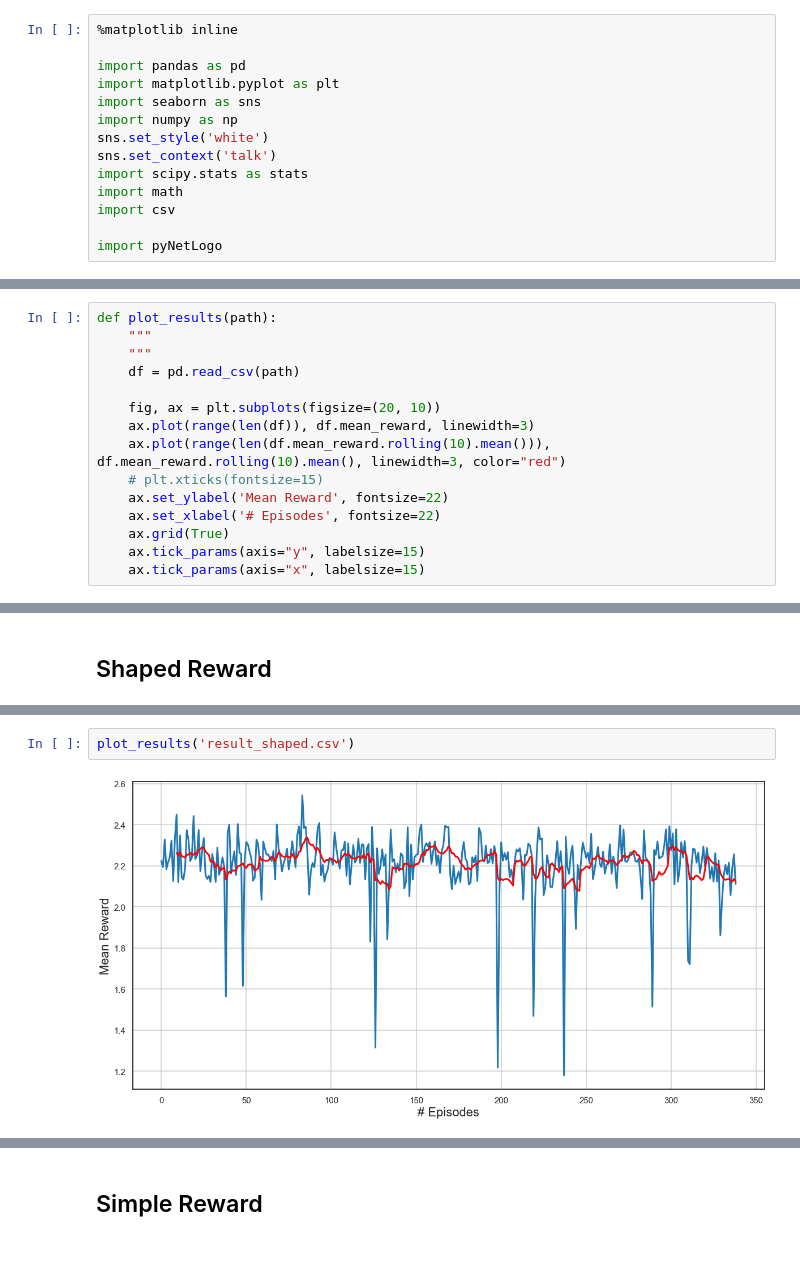
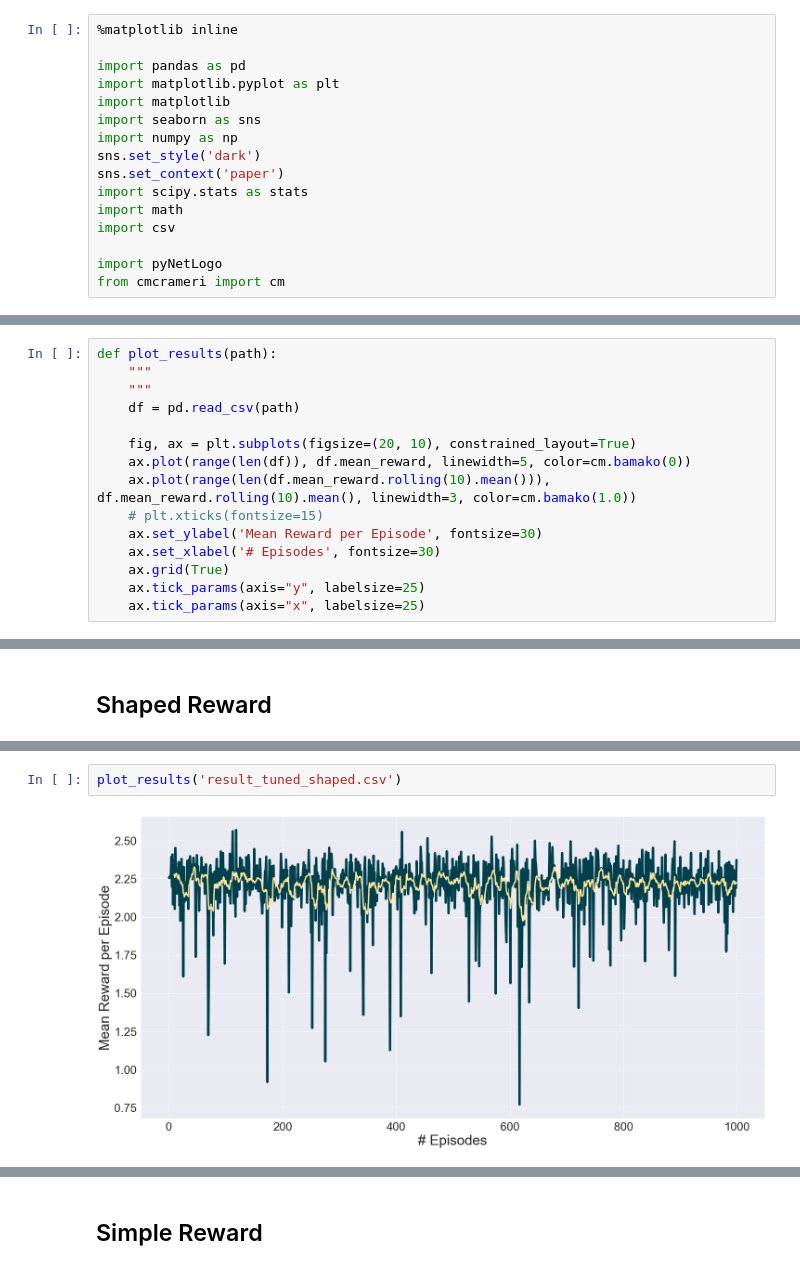
Before and after one commit to JakobKappenberger/ai-priced-parking, a Jupyter notebook: Notebooks/experimental_notebook.ipynb, the cells around one changed output, grey strips where cells are left out. Cells and saved outputs as stored; diff of their text form.

```diff
--- a/Notebooks/experimental_notebook.ipynb
+++ b/Notebooks/experimental_notebook.ipynb
@@ -3,15 +8,17 @@
 
 import pandas as pd
 import matplotlib.pyplot as plt
+import matplotlib
 import seaborn as sns
 import numpy as np
-sns.set_style('white')
-sns.set_context('talk')
+sns.set_style('dark')
+sns.set_context('paper')
 import scipy.stats as stats
 import math
 import csv
 
 import pyNetLogo
+from cmcrameri import cm
 # %% [markdown]
 ## pyNetLogo
 # %%
@@ -155,15 +200,15 @@ def plot_results(path):
     """
     df = pd.read_csv(path)
 
-    fig, ax = plt.subplots(figsize=(20, 10))
-    ax.plot(range(len(df)), df.mean_reward, linewidth=3)
-    ax.plot(range(len(df.mean_reward.rolling(10).mean())), df.mean_reward.rolling(10).mean(), linewidth=3, color="red")
+    fig, ax = plt.subplots(figsize=(20, 10), constrained_layout=True)
+    ax.plot(range(len(df)), df.mean_reward, linewidth=5, color=cm.bamako(0))
+    ax.plot(range(len(df.mean_reward.rolling(10).mean())), df.mean_reward.rolling(10).mean(), linewidth=3, color=cm.bamako(1.0))
     # plt.xticks(fontsize=15)
-    ax.set_ylabel('Mean Reward', fontsize=22)
-    ax.set_xlabel('# Episodes', fontsize=22)
+    ax.set_ylabel('Mean Reward per Episode', fontsize=30)
+    ax.set_xlabel('# Episodes', fontsize=30)
     ax.grid(True)
-    ax.tick_params(axis="y", labelsize=15)
-    ax.tick_params(axis="x", labelsize=15)
+    ax.tick_params(axis="y", labelsize=25)
+    ax.tick_params(axis="x", labelsize=25)
 # %% [markdown]
 ## First Attempt at Reward function
 # %%
@@ -191,5 +236,5 @@ plot_reward_function(shaped_reward)
 # %%
-plot_results('result_shaped.csv')
+plot_results('result_tuned_shaped.csv')
 # %% [output]
-[figure, old version]
+[figure, new version]
 # %%
```
Also changed, not shown: parts of 38 cells of this notebook.
